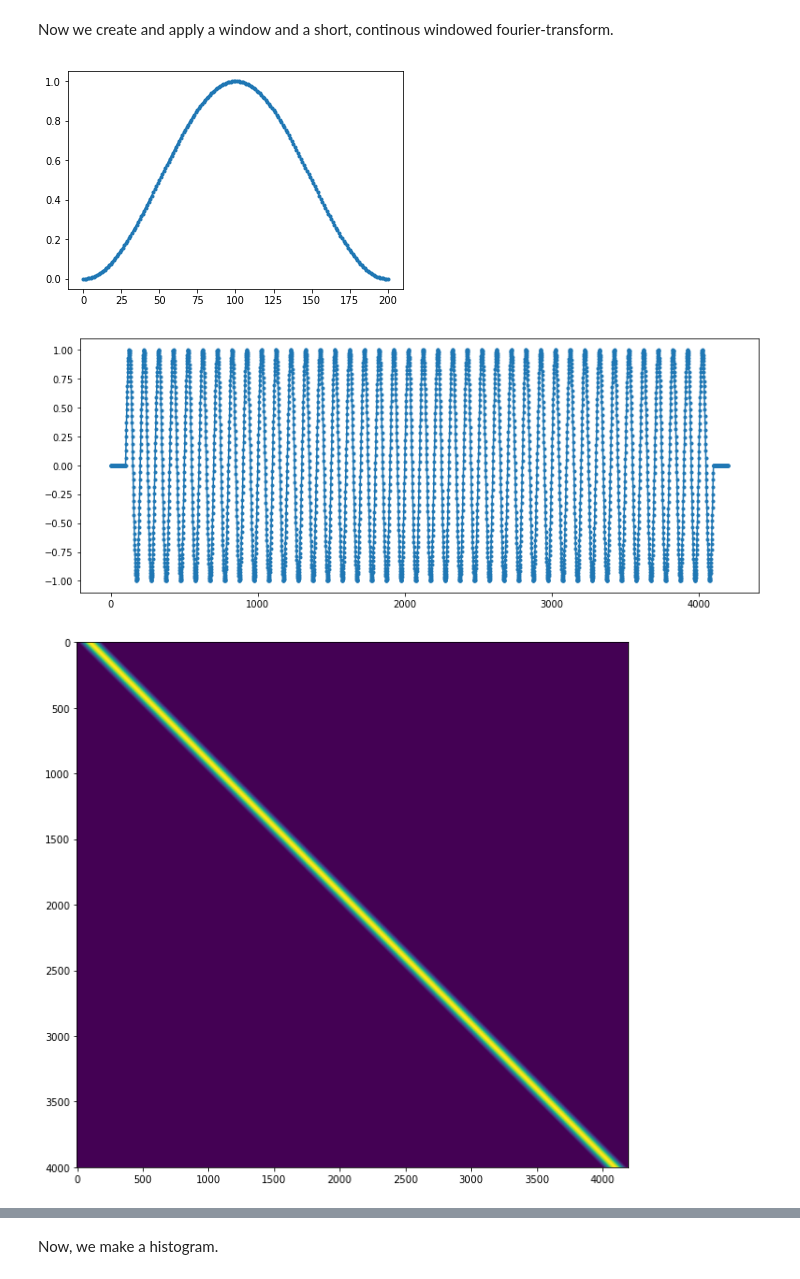
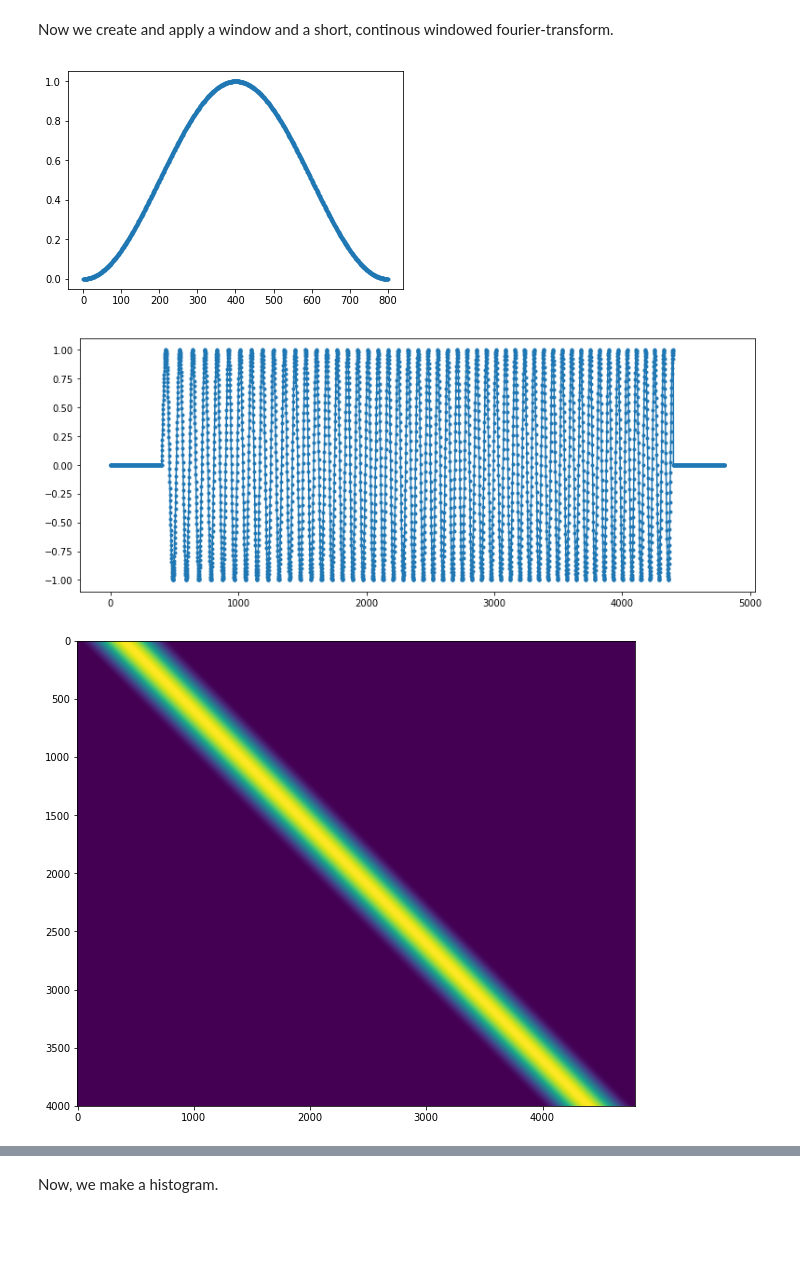
Before and after one commit to martonvavrik/fusion_research, a Jupyter notebook: waves.ipynb, the cells around one changed output, grey strips where cells are left out. Drawn from its saved outputs; the diff is of its cells as text; code cells hidden in the pictures; blank space fills up the shorter version.

Commit message:
Add files via upload
Finished sliding window Fourier transform
Input: transient signal

```diff
--- a/waves.ipynb
+++ b/waves.ipynb
@@ -15,15 +15,16 @@ from IPython.display import display
 <br> randamp - amplitude of noise (random noise)
 <br> <br> First, we create our signal and noise. In deafult: a sine wave, and a white noise.
 # %%
-f=10
-frangemax=100
+f=5
+#t=4
 samples=4000
 s_rate=1000
 t=samples/s_rate
 randamp=0
+frangemax=int(35*t)
 
 x = np.linspace(0.0, t, samples)
-s_det = np.sin(f*2*np.pi*x)
+s_det = np.sin(f*2*np.pi*x*(1+(x*2)**0.2))
 s_noise = (np.random.rand(samples)-0.5)*randamp
 s=(s_det+s_noise)/(0.5*randamp+1)
 # %% [markdown]
@@ -58,16 +61,16 @@ nyquist=samples/2/t
  - Next displaying their absolute values - we wil use these absolute values in the future
  - And one displaying the rotation of these vectors on the imaginary plane
 # %%
-yfabs=np.abs(yf[:frangemax])
-yfang=np.angle(yf[:frangemax])
-yfimag=np.imag(yf[:frangemax])
-yfreal=np.real(yf[:frangemax])
+yfabs=np.abs(yf[:frangemax+1])
+yfang=np.angle(yf[:frangemax+1])
+yfimag=np.imag(yf[:frangemax+1])
+yfreal=np.real(yf[:frangemax+1])
 #yfabs=(np.abs(yf[:frangemax])*np.abs(yfimag)*np.abs(yfreal))
 
 plt.figure(figsize=(13,5))
 plt.plot(xf,yfimag,xf,yfreal)
 #plt.axis([0,frangemax,0,1.5/rs])
-plt.xlim((0,frangemax))
+plt.xlim((0,frangemax/t))
 plt.xlabel('frequency (Hz)')
 plt.ylabel('Fourier value')
 #plt.xscale('log')
@@ -79,7 +82,7 @@ plt.show()
 plt.figure(figsize=(13,5))
 plt.plot(xf,yfabs,".-")
 #plt.axis([0,frangemax,0,1.5/rs])
-plt.xlim((0,frangemax))
+plt.xlim((0,frangemax/t))
 plt.xlabel('frequency (Hz)')
 plt.ylabel('Fourier value')
 #plt.xscale('log')
@@ -91,7 +94,7 @@ yfang=yfang/np.pi
 plt.figure(figsize=(13,5))
 plt.plot(xf,yfang,".-")
 #plt.axis([0,frangemax,0,1.5/rs])
-plt.xlim((0,frangemax))
+plt.xlim((0,frangemax/t))
 plt.xlabel('frequency (Hz)')
 plt.ylabel("Fourier value's angle (pi)")
 #plt.xscale('log')
@@ -99,7 +102,7 @@ plt.title('Fourier-transform angle')
 plt.grid(True)
 plt.show()
 
-print(yfang[f+1])
-print(yfang[f])
-print(yfang[f-1])
+print(yfang[f*int(t)+1])
+print(yfang[f*int(t)])
+print(yfang[f*int(t)-1])
 # %% [output]
@@ -119,22 +122,24 @@ yfsort=np.sort(yfabs,axis=None)
 fout=[0,0,0,0,0]
 yfmaxsum=0
 for i in range(5):
-    yfmaxsum=yfmaxsum+yfsort[frangemax-i-1]
+    yfmaxsum=yfmaxsum+yfsort[frangemax-i]
     for j in range(frangemax):
-        if yfsort[frangemax-i-1] == yfabs[j]:
-            fout[i]=j
+        if yfsort[frangemax-i] == yfabs[j]:
+            fout[i]=j/t
     #print (fout[i],"  ",yfabs[fout[i]])
 #print (np.max(np.abs(yf)))
 
-d = {'Frequency (Hz)': [fout[0],fout[1],fout[2],fout[3],fout[4]], 'Fourier amplitude': [yfabs[fout[0]],yfabs[fout[1]],yfabs[fout[2]],yfabs[fout[3]],yfabs[fout[4]]]}
+d = {'Frequency (Hz)': [fout[0],fout[1],fout[2],fout[3],fout[4]],
+     'Fourier amplitude': [yfabs[int(fout[0]*t)],yfabs[int(fout[1]*t)],yfabs[int(fout[2]*t)],yfabs[int(fout[3]*t)],yfabs[int(fout[4]*t)]]}
 df = pd.DataFrame(data=d)
 display (df)
 
 deviation=np.std(yfabs)
-certainity=yfabs[fout[0]]/deviation
+certainity=yfabs[int(fout[0]*t)]/deviation
 
 yfsum=np.sum(yfabs*yfabs)
-certainity2=yfabs[fout[0]]*yfabs[fout[0]]/yfsum
+certainity2=yfabs[int(fout[0]*t)]*yfabs[int(fout[0]*t)]/yfsum
+
 
 if fout[0]==f:
     print ('We have succesfully found our original frequency:', f ,'Hz')
@@ -185,31 +190,31 @@ plt.show()
 # %% [markdown]
 Now we create and apply a window and a short, continous windowed fourier-transform.
 # %%
-hann_r = 100
+hann_r = 400
 hann_base = np.hanning(2*hann_r+1)
 
 plt.plot(hann_base,".-")
 plt.show()
 
 z_padded_s = np.linspace (0, 0, samples+2*hann_r)
 z_0=z_padded_s
 z_padded_s[hann_r:-hann_r] = s
 
 plt.figure(figsize=(13,5))
 plt.plot(z_padded_s,".-")
 plt.show()
 
 win = np.zeros((samples, samples+hann_r+hann_r))
 for i in range(samples):
     win [i][i:i+hann_r+hann_r+1]=hann_base
 
 plt.figure(figsize=(10,10))
 plt.imshow(win)
 plt.show()
 # %% [output]
-[figure, old version]
+[figure, new version]
-[figure, old version]
+[figure, new version]
-[figure, old version]
+[figure, new version]
 # %%
 z_win = np.zeros((samples-hann_r-hann_r, samples))
 for i in range(samples-hann_r-hann_r):
```
Also changed, not shown: parts of 11 cells of this notebook.
